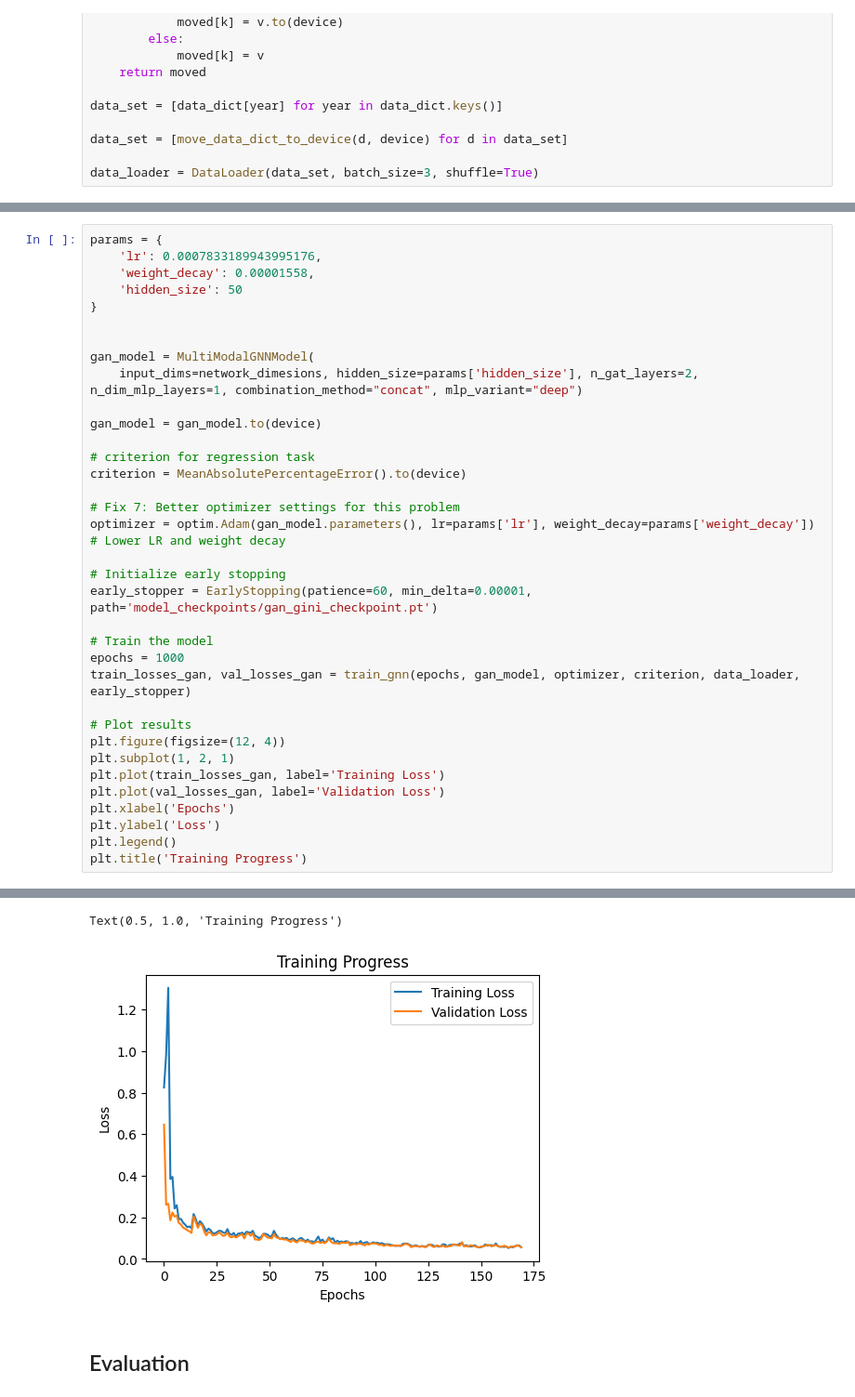
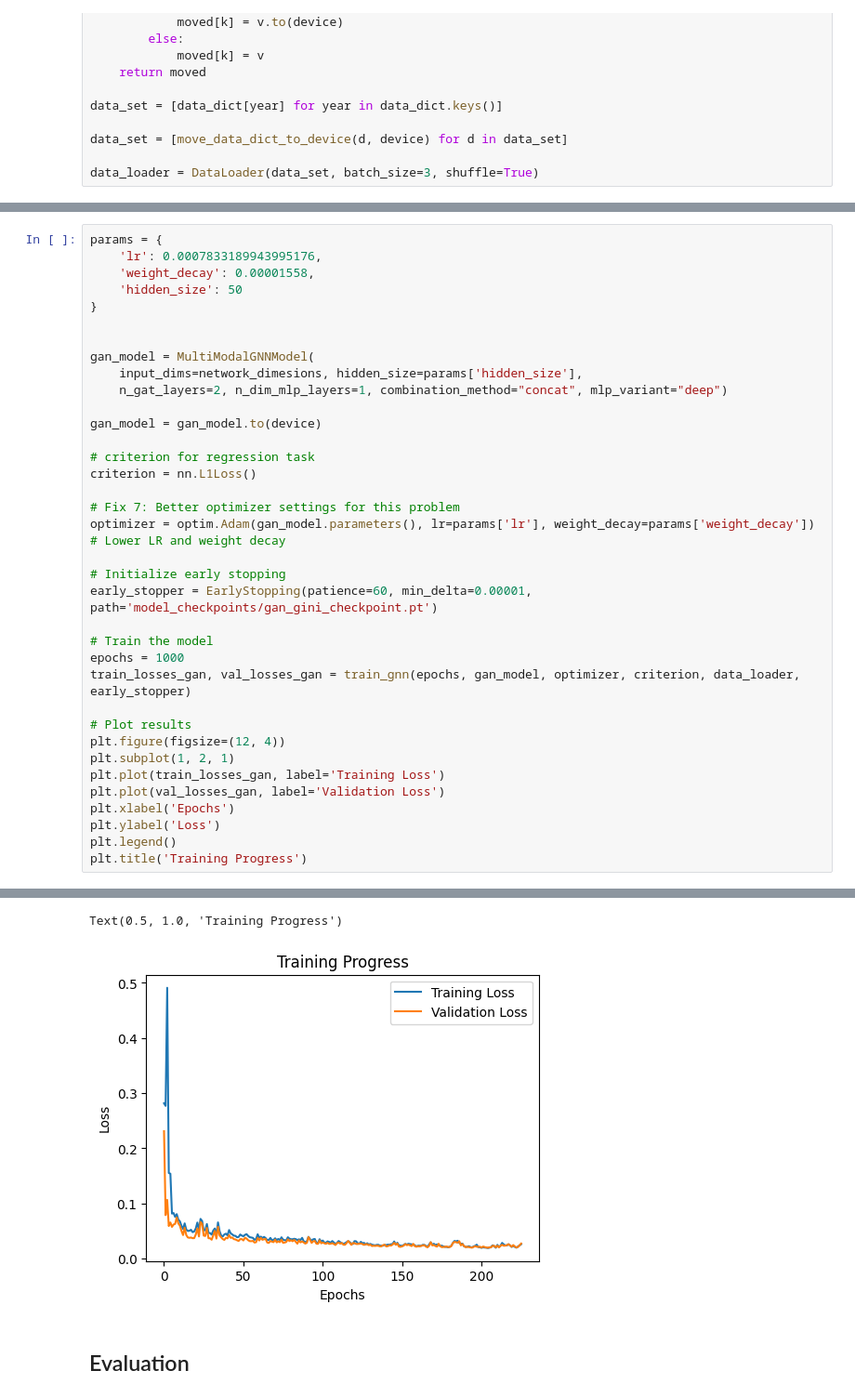
Before and after one commit to samrauh/dlss-project, a Jupyter notebook: model/multimodal_network_gini_as_predictor_new.ipynb, the cells around one changed output, grey strips where cells are left out. Shown at 93% size. Drawn from its saved outputs; the diff is of its cells as text.

```diff
--- a/model/multimodal_network_gini_as_predictor_new.ipynb
+++ b/model/multimodal_network_gini_as_predictor_new.ipynb
@@ -772,12 +772,13 @@ params = {
 
 
 gan_model = MultiModalGNNModel(
-    input_dims=network_dimesions, hidden_size=params['hidden_size'], n_gat_layers=2, n_dim_mlp_layers=1, combination_method="concat", mlp_variant="deep")
+    input_dims=network_dimesions, hidden_size=params['hidden_size'],
+    n_gat_layers=2, n_dim_mlp_layers=1, combination_method="concat", mlp_variant="deep")
 
 gan_model = gan_model.to(device)
 
 # criterion for regression task
-criterion = MeanAbsolutePercentageError().to(device)
+criterion = nn.L1Loss()
 
 # Fix 7: Better optimizer settings for this problem
 optimizer = optim.Adam(gan_model.parameters(), lr=params['lr'], weight_decay=params['weight_decay'])  # Lower LR and weight decay
@@ -819,5 +820,5 @@ Early stopping at epoch 170 with validation loss 0.0488
 Text(0.5, 1.0, 'Training Progress')
-[figure, old version]
+[figure, new version]
 # %% [markdown]
 ## Evaluation
 # %%
```
Also changed, not shown: parts of 10 cells of this notebook, 1 other file.
